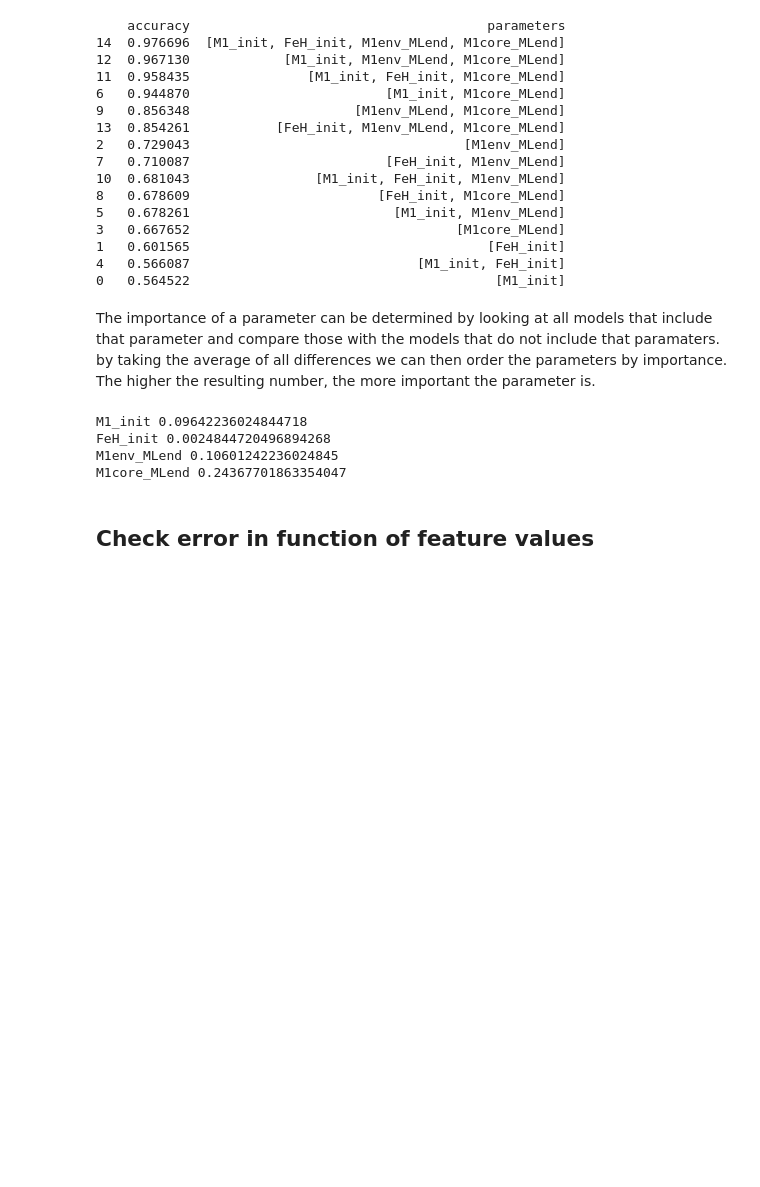
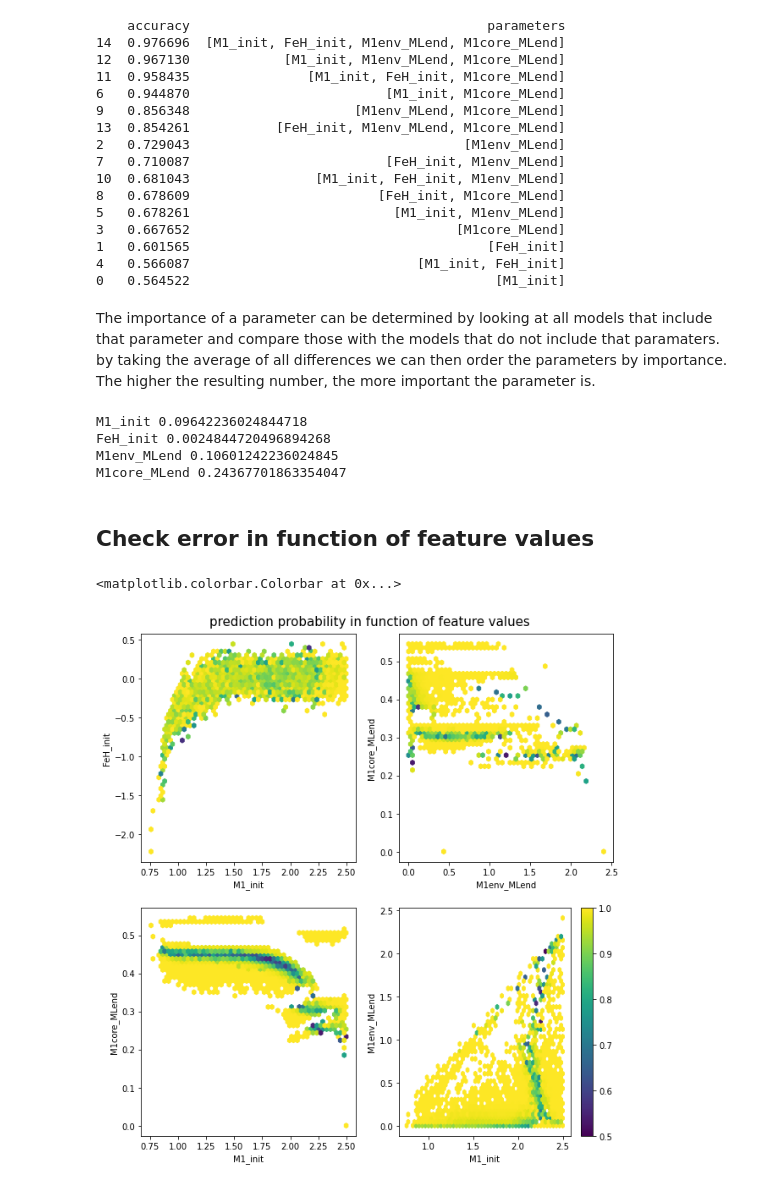
Before and after one commit to vosjo/BPS_grid_large_ML, a Jupyter notebook: models_He-ignition/regression_model/regression_model.ipynb, the cells around one changed output. Cells and saved outputs as stored; diff of their text form; code cells hidden in the pictures; blank space fills up the shorter version.

Commit message:
added analysis of model probabilities and errors

```diff
--- a/models_He-ignition/regression_model/regression_model.ipynb
+++ b/models_He-ignition/regression_model/regression_model.ipynb
@@ -264,3 +269,44 @@ M1env_MLend 0.10601242236024845
 M1core_MLend 0.24367701863354047
 # %% [markdown]
 ## Check error in function of feature values
+# %%
+prob = pipe.predict_proba(data_X)
+pred = pipe.predict(data_X)
+# %%
+data_pred = data_X.copy()
+data_pred['ignition'] = data_y.values
+data_pred['prediction'] = pred
+data_pred['probability'] = prob.max(axis=1)
+data_pred['error'] = 1 - abs(pred - data_y.values)
+data_pred.sort_values(by='probability', inplace=True, ascending=False)
+# %%
+fig = pl.figure(figsize=(10, 10))
+
+fig.suptitle('prediction probability in function of feature values', fontsize=15)
+
+pl.subplots_adjust(top=0.95)
+
+pl.subplot(221)
+pl.hexbin(data_pred['M1_init'], data_pred['FeH_init'], C=data_pred['probability'], gridsize=50, vmin=0.5, vmax=1)
+pl.xlabel('M1_init')
+pl.ylabel('FeH_init')
+
+pl.subplot(222)
+pl.hexbin(data_pred['M1env_MLend'], data_pred['M1core_MLend'], C=data_pred['probability'], gridsize=50, vmin=0.5, vmax=1)
+pl.xlabel('M1env_MLend')
+pl.ylabel('M1core_MLend')
+
+pl.subplot(223)
+pl.hexbin(data_pred['M1_init'], data_pred['M1core_MLend'], C=data_pred['probability'], gridsize=50, vmin=0.5, vmax=1)
+pl.xlabel('M1_init')
+pl.ylabel('M1core_MLend')
+
+pl.subplot(224)
+
+pl.hexbin(data_pred['M1_init'], data_pred['M1env_MLend'], C=data_pred['probability'], gridsize=50, vmin=0.5, vmax=1)
+pl.xlabel('M1_init')
+pl.ylabel('M1env_MLend')
+pl.colorbar()
+# %% [output]
+<matplotlib.colorbar.Colorbar at 0x...>
+[figure, added]
```
Also changed, not shown: parts of 3 cells of this notebook.
